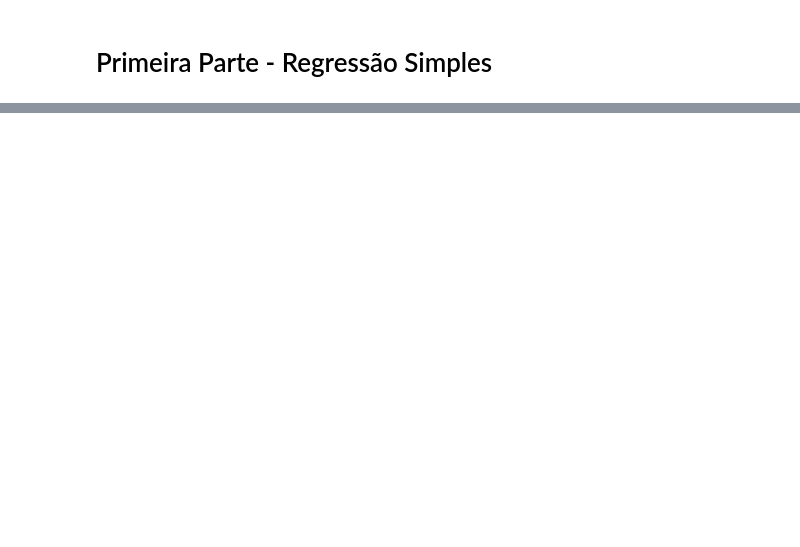
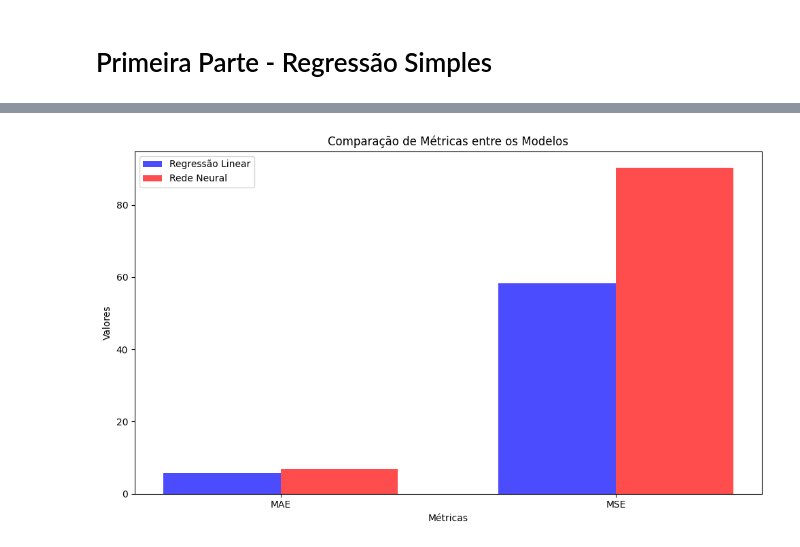
Before and after one commit to humbertomcar/AI-Activity-2, a Jupyter notebook: primeira_parte.ipynb, the cells around one changed output, grey strips where cells are left out. Drawn from its saved outputs; the diff is of its cells as text; code cells hidden in the pictures; blank space fills up the shorter version.

```diff
--- a/primeira_parte.ipynb
+++ b/primeira_parte.ipynb
@@ -45,0 +82,13 @@ max     37.970000   50.000000
+# %%
+
+# Etapa 3: Regressão Linear
+linear_model = LinearRegression()
+linear_model.fit(X_train, y_train)
+y_pred_linear = linear_model.predict(X_test)
+
+# Avaliação da regressão linear
+mae_linear = mean_absolute_error(y_test, y_pred_linear)
+mse_linear = mean_squared_error(y_test, y_pred_linear)
+print("\nRegressão Linear:")
+print(f"Mean Absolute Error (MAE): {mae_linear:.2f}")
+print(f"Mean Squared Error (MSE): {mse_linear:.2f}")
@@ -45,0 +151,23 @@ max     37.970000   50.000000
+# %%
+# gráfico comparativo do mae e mse do linear e neural
+metrics = ['MAE', 'MSE']
+linear_values = [mae_linear, mse_linear]
+nn_values = [mae_nn, mse_nn]
+
+x = np.arange(len(metrics))  # Posições no eixo x
+width = 0.35  # Largura das barras
+
+plt.figure(figsize=(10, 6))
+plt.bar(x - width/2, linear_values, width, label='Regressão Linear', color='blue', alpha=0.7)
+plt.bar(x + width/2, nn_values, width, label='Rede Neural', color='red', alpha=0.7)
+
+plt.xlabel('Métricas')
+plt.ylabel('Valores')
+plt.title('Comparação de Métricas entre os Modelos')
+plt.xticks(x, metrics)
+plt.legend()
+
+plt.tight_layout()
+plt.show()
+# %% [output]
+[figure, added]
```
Also changed, not shown: parts of 6 cells of this notebook.
